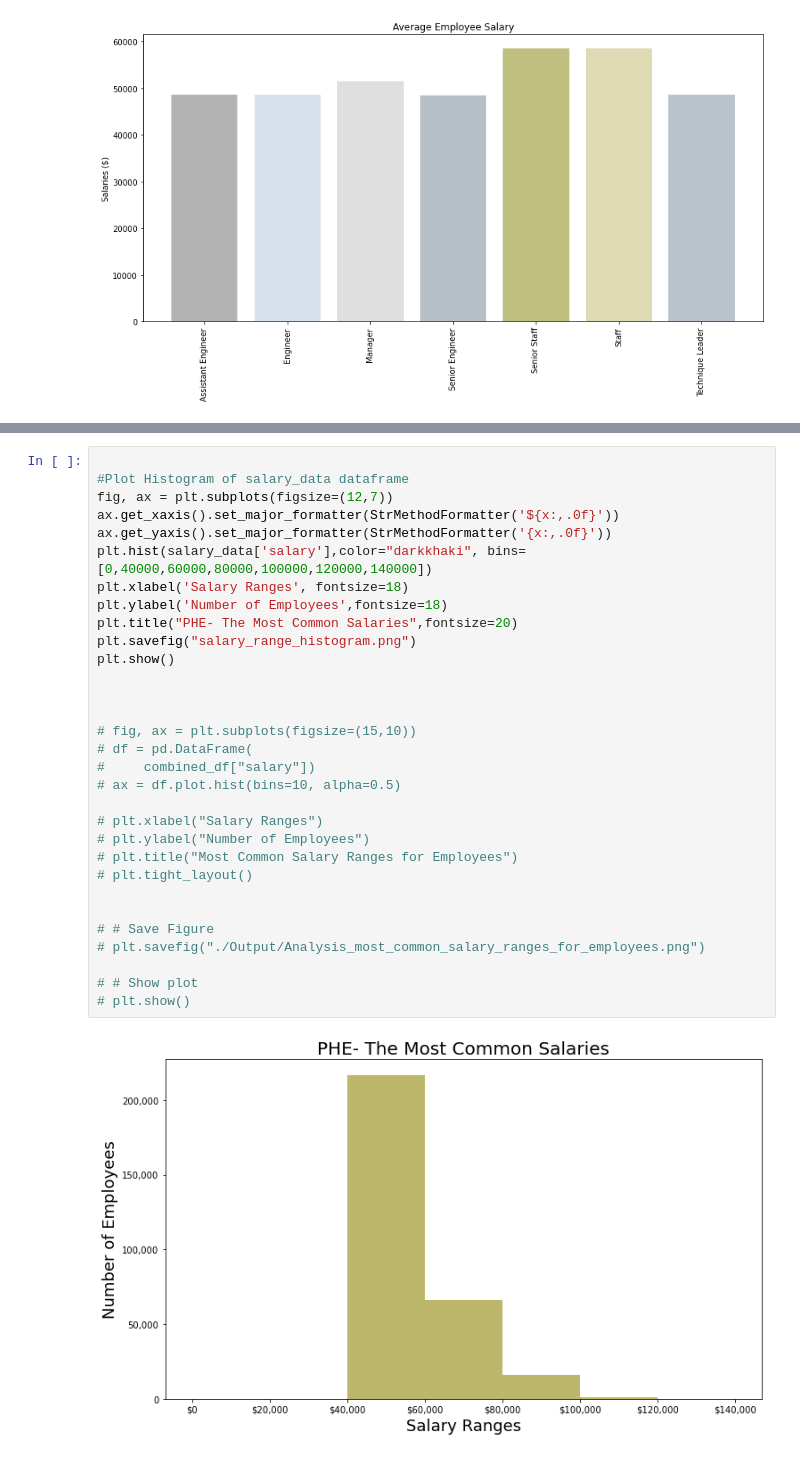
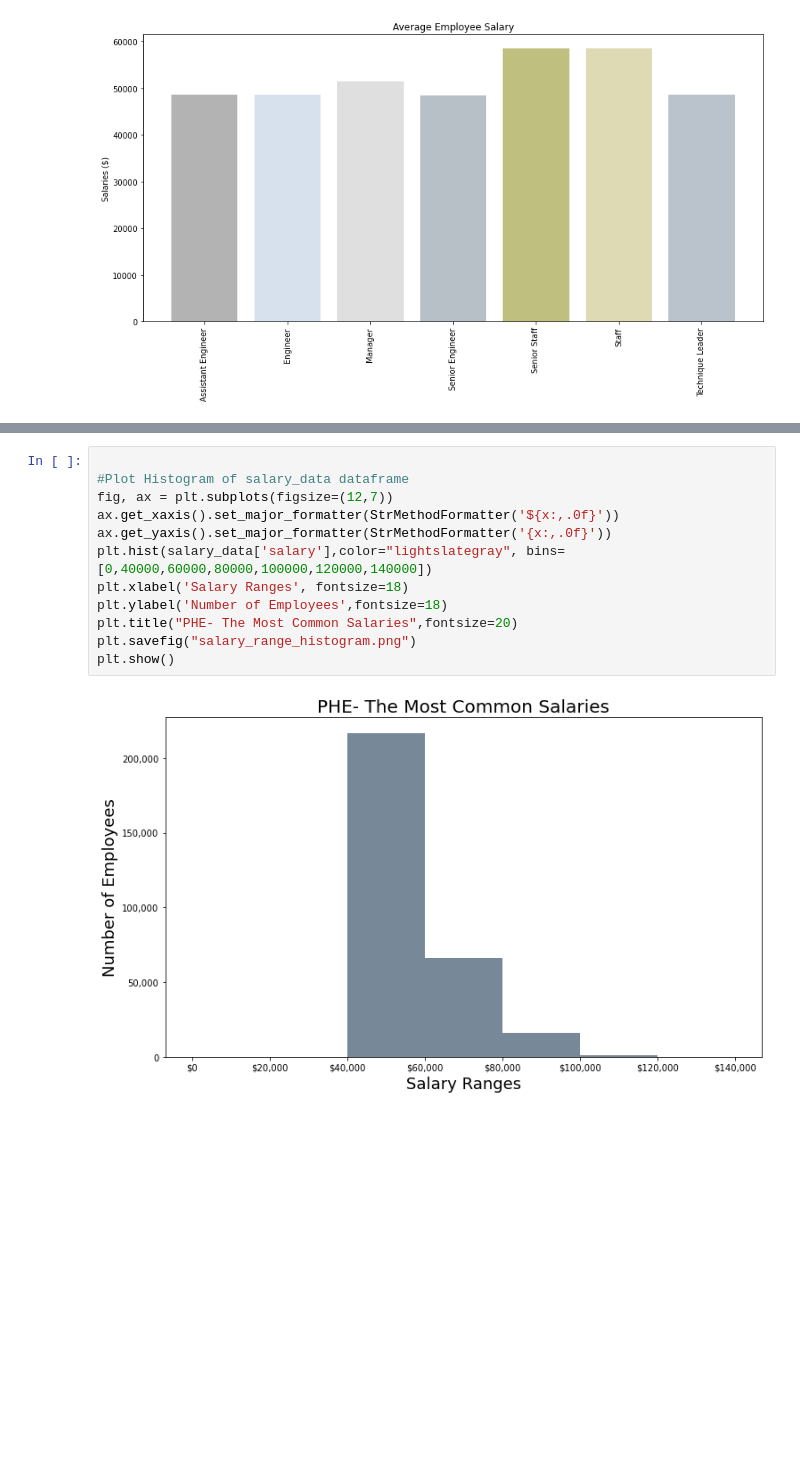
Before and after one commit to scottdseely/Postgresql-challenge, a Jupyter notebook: EmployeeSQL/Analysis.ipynb, the cells around one changed output, grey strips where cells are left out. Cells and saved outputs as stored; diff of their text form; blank space fills up the shorter version.

```diff
--- a/EmployeeSQL/Analysis.ipynb
+++ b/EmployeeSQL/Analysis.ipynb
@@ -241,33 +242,14 @@ plt.show()
 # %%
 
 #Plot Histogram of salary_data dataframe
 fig, ax = plt.subplots(figsize=(12,7))
 ax.get_xaxis().set_major_formatter(StrMethodFormatter('${x:,.0f}'))
 ax.get_yaxis().set_major_formatter(StrMethodFormatter('{x:,.0f}'))
-plt.hist(salary_data['salary'],color="darkkhaki", bins=[0,40000,60000,80000,100000,120000,140000])
+plt.hist(salary_data['salary'],color="lightslategray", bins=[0,40000,60000,80000,100000,120000,140000])
 plt.xlabel('Salary Ranges', fontsize=18)
 plt.ylabel('Number of Employees',fontsize=18)
 plt.title("PHE- The Most Common Salaries",fontsize=20)
 plt.savefig("salary_range_histogram.png")
 plt.show()
-
-
-
-# fig, ax = plt.subplots(figsize=(15,10))
-# df = pd.DataFrame(
-#     combined_df["salary"])
-# ax = df.plot.hist(bins=10, alpha=0.5)
-
-# plt.xlabel("Salary Ranges")
-# plt.ylabel("Number of Employees")
-# plt.title("Most Common Salary Ranges for Employees")
-# plt.tight_layout()
-
-
-# # Save Figure
-# plt.savefig("./Output/Analysis_most_common_salary_ranges_for_employees.png")
-
-# # Show plot
-# plt.show()
 # %% [output]
-[figure, old version]
+[figure, new version]
```
Also changed, not shown: parts of 7 cells of this notebook, 2 other files.
